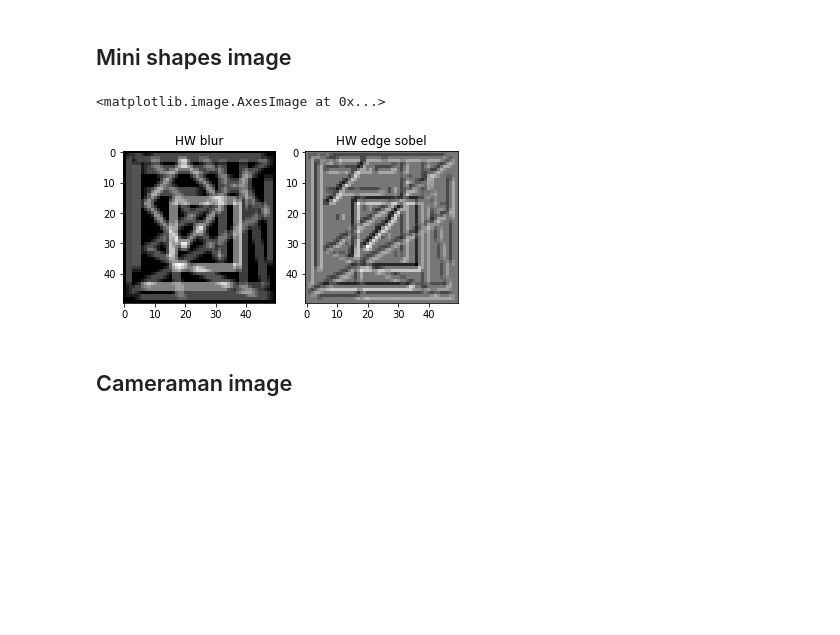
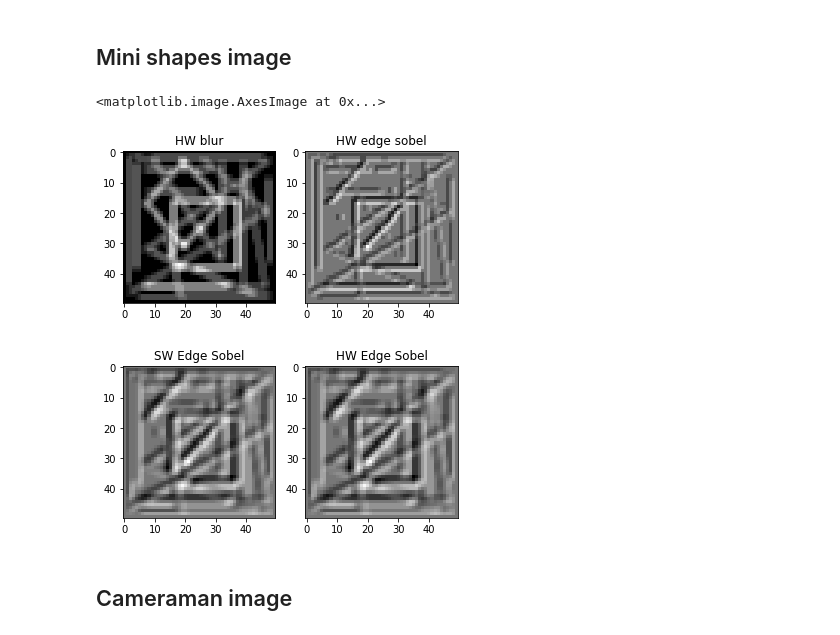
Before and after one commit to GuidoBallabio/embeddedPython, a Jupyter notebook: read_img_from_file.ipynb, the cells around one changed output. Saved outputs shown, nothing was run; the diff lists cells and outputs as text; code cells hidden in the pictures; blank space fills up the shorter version.

```diff
--- a/read_img_from_file.ipynb
+++ b/read_img_from_file.ipynb
@@ -116,33 +116,34 @@ plt.savefig("ZYBO_swtest.pdf")
 # %%
 rows = 50
 cols = 50
 data_type = "int16"
 
 ax = plt.subplot(1,2,1)
 ax.set_title("HW blur")
 inp = np.fromfile("./images/HWBLURM",dtype=data_type)
 plt.imshow(inp.reshape(rows,cols),cmap="gray")
 
 ax = plt.subplot(1,2,2)
 ax.set_title("HW edge sobel")
 inp = np.fromfile("./images/HWEDGEM",dtype=data_type)
 plt.imshow(inp.reshape(rows,cols),cmap="gray")
 
-# show hw vs software for edge
-# plt.figure()
-# ax = plt.subplot(1,2,1)
-# ax.set_title("SW Edge Sobel")
-# inp = np.fromfile("./images/SW_EDGE",dtype=data_type)
-# plt.imshow(inp.reshape(rows,cols),cmap="gray")
+#show hw vs software for edge
+plt.figure()
+ax = plt.subplot(1,2,1)
+ax.set_title("SW Edge Sobel")
+inp = np.fromfile("./images/SW_EDGE",dtype=data_type)
+plt.imshow(inp.reshape(rows,cols),cmap="gray")
 
-# ax = plt.subplot(1,2,2)
-# ax.set_title("HW Edge Sobel")
-# inp = np.fromfile("./images/HW_EDGE",dtype=data_type)
-# plt.imshow(inp.reshape(rows,cols),cmap="gray")
+ax = plt.subplot(1,2,2)
+ax.set_title("HW Edge Sobel")
+inp = np.fromfile("./images/HW_EDGE",dtype=data_type)
+plt.imshow(inp.reshape(rows,cols),cmap="gray")
 # plt.savefig("SW_vs_HW.pdf")
 # %% [output]
 <matplotlib.image.AxesImage at 0x...>
 [figure]
+[figure, added]
 # %% [markdown]
 ## Cameraman image
 # %%
```
Also changed, not shown: parts of 1 cell of this notebook, 7 other files.
